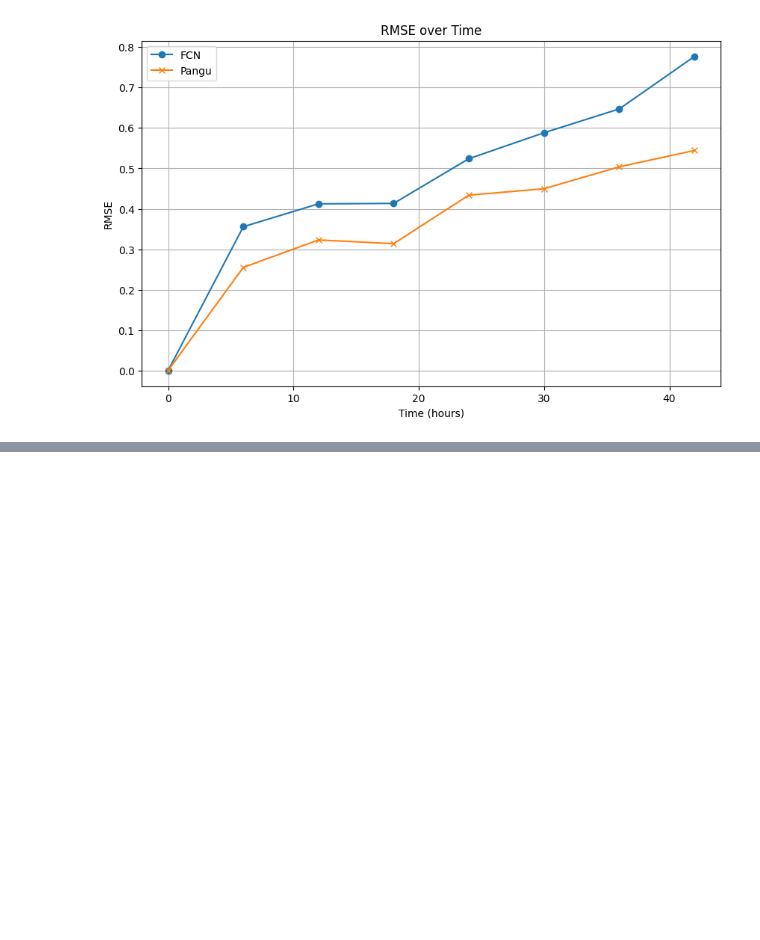
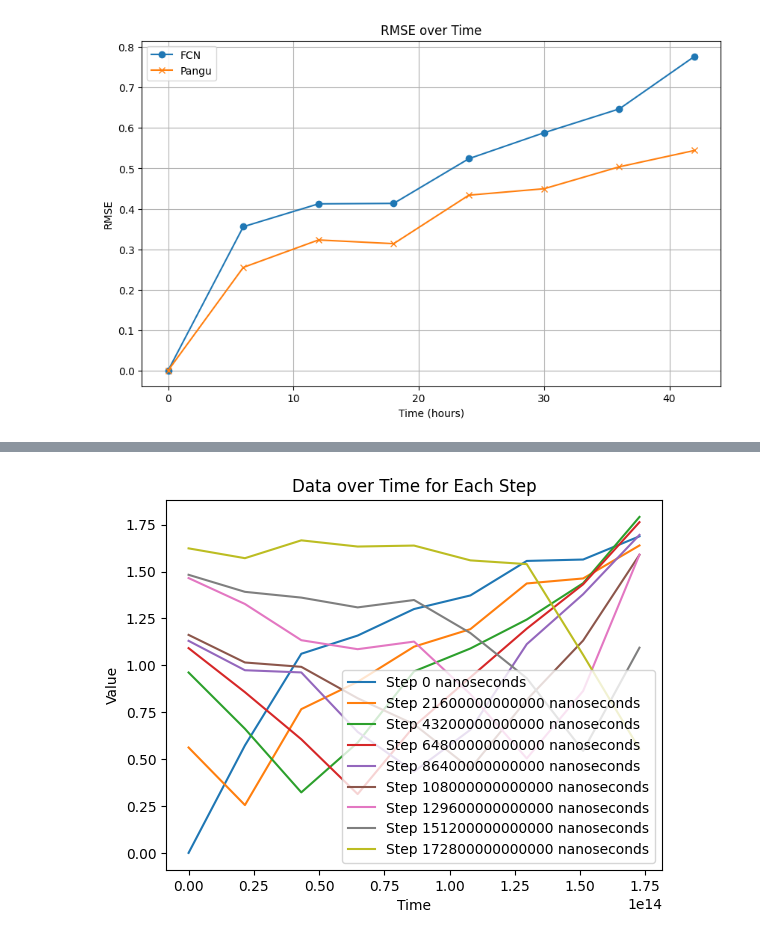
Before and after one commit to SaptarishiD/ai-models, a Jupyter notebook: src/ai_models/forecast_bench.ipynb, the cells around one changed output, grey strips where cells are left out. Cells and saved outputs as stored; diff of their text form; code cells hidden in the pictures; blank space fills up the shorter version.

```diff
--- a/src/ai_models/forecast_bench.ipynb
+++ b/src/ai_models/forecast_bench.ipynb
@@ -339,0 +584,13 @@ rmse_df.to_csv("rmse_data.csv", index=False)
+# %%
+for step in my_rmse.step:
+    # my_rmse.sel(step=step)
+    my_rmse.sel(step=step).plot.line(x='time', label=f'Step {step.values}')
+
+
+plt.title('Data over Time for Each Step')
+plt.xlabel('Time')
+plt.ylabel('Value')
+plt.legend()
+plt.show()
+# %% [output]
+[figure, added]
```
Also changed, not shown: parts of 10 cells of this notebook, 31 other files.
